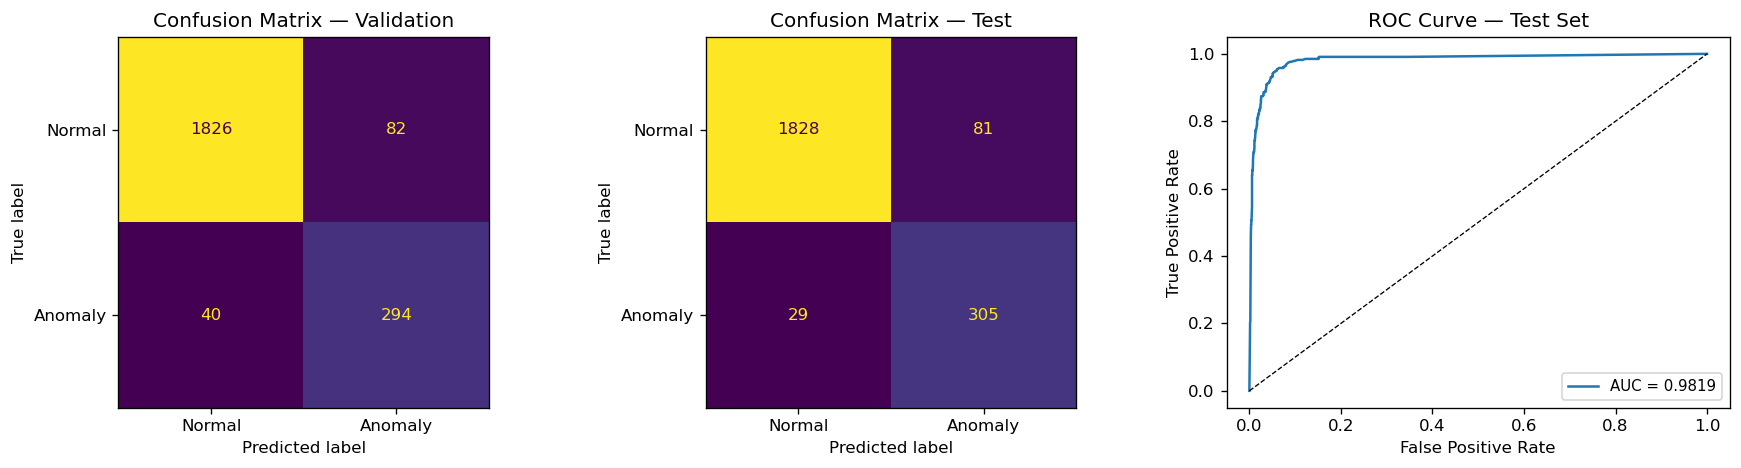
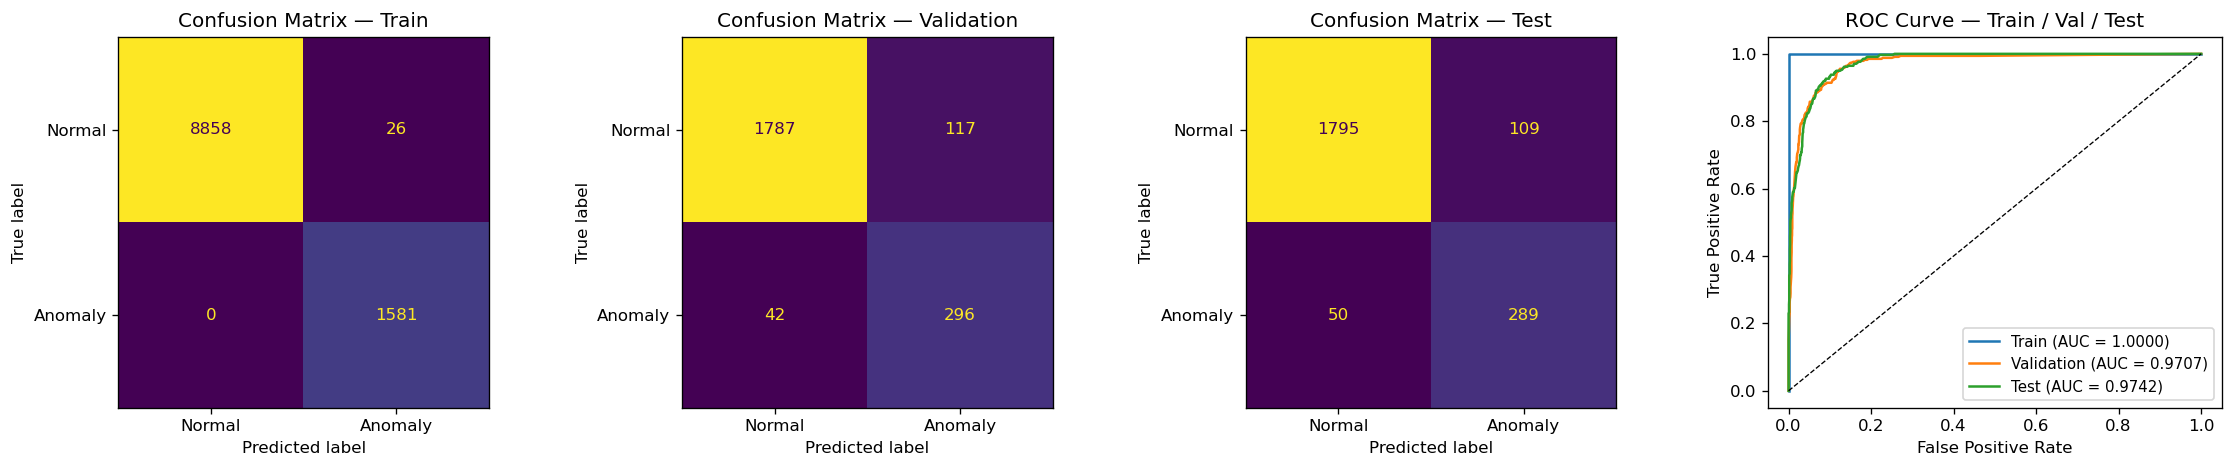
Unified diff of the notebook cell whose output changed from the first chart to the second:
--- before
+++ after
@@ -30,4 +30,14 @@
 print(f'Inference / 1,000 samples : {infer_1k_ms:.2f} ms')
 
+# ── Train evaluation (checks overfitting: compare against CV/val/test) ─────
+y_tr_pred  = best_rf.predict(X_tr_s[:, best_idx])
+y_tr_proba = best_rf.predict_proba(X_tr_s[:, best_idx])[:, 1]
+auc_tr     = roc_auc_score(y_tr_s, y_tr_proba)
+
+print('\n── Train ──')
+print(classification_report(y_tr_s, y_tr_pred,
+                             target_names=['Normal', 'Anomaly'], digits=4))
+print(f'AUC-ROC : {auc_tr:.4f}')
+
 # ── Validation evaluation ──────────────────────────────────────────────────
 y_va_pred  = best_rf.predict(X_va_s[:, best_idx])
@@ -51,22 +61,29 @@
 print(f'AUC-ROC : {auc_te:.4f}')
 
-# ── Confusion matrices + ROC curve ─────────────────────────────────────────
-fig, axes = plt.subplots(1, 3, figsize=(15, 4))
+# ── Confusion matrices (train/val/test) + ROC curves (all three overlaid) ──
+fig, axes = plt.subplots(1, 4, figsize=(19, 4))
+
+ConfusionMatrixDisplay(confusion_matrix(y_tr_s, y_tr_pred),
+                       display_labels=['Normal', 'Anomaly']).plot(ax=axes[0], colorbar=False)
+axes[0].set_title('Confusion Matrix — Train')
 
 ConfusionMatrixDisplay(confusion_matrix(y_va_s, y_va_pred),
-                       display_labels=['Normal', 'Anomaly']).plot(ax=axes[0], colorbar=False)
-axes[0].set_title('Confusion Matrix — Validation')
+                       display_labels=['Normal', 'Anomaly']).plot(ax=axes[1], colorbar=False)
+axes[1].set_title('Confusion Matrix — Validation')
 
 ConfusionMatrixDisplay(confusion_matrix(y_te_s, y_te_pred),
-                       display_labels=['Normal', 'Anomaly']).plot(ax=axes[1], colorbar=False)
-axes[1].set_title('Confusion Matrix — Test')
+                       display_labels=['Normal', 'Anomaly']).plot(ax=axes[2], colorbar=False)
+axes[2].set_title('Confusion Matrix — Test')
 
-fpr, tpr, _ = roc_curve(y_te_s, y_te_proba)
-axes[2].plot(fpr, tpr, lw=1.5, label=f'AUC = {auc_te:.4f}')
-axes[2].plot([0, 1], [0, 1], 'k--', lw=0.8)
-axes[2].set_xlabel('False Positive Rate')
-axes[2].set_ylabel('True Positive Rate')
-axes[2].set_title('ROC Curve — Test Set')
-axes[2].legend(fontsize=9)
+for y_true, y_proba, auc, label in [(y_tr_s, y_tr_proba, auc_tr, 'Train'),
+                                     (y_va_s, y_va_proba, auc_va, 'Validation'),
+                                     (y_te_s, y_te_proba, auc_te, 'Test')]:
+    fpr, tpr, _ = roc_curve(y_true, y_proba)
+    axes[3].plot(fpr, tpr, lw=1.5, label=f'{label} (AUC = {auc:.4f})')
+axes[3].plot([0, 1], [0, 1], 'k--', lw=0.8)
+axes[3].set_xlabel('False Positive Rate')
+axes[3].set_ylabel('True Positive Rate')
+axes[3].set_title('ROC Curve — Train / Val / Test')
+axes[3].legend(fontsize=9)
 
 plt.tight_layout()

Commit: Redesign the data generation process and update the data of subsequent steps